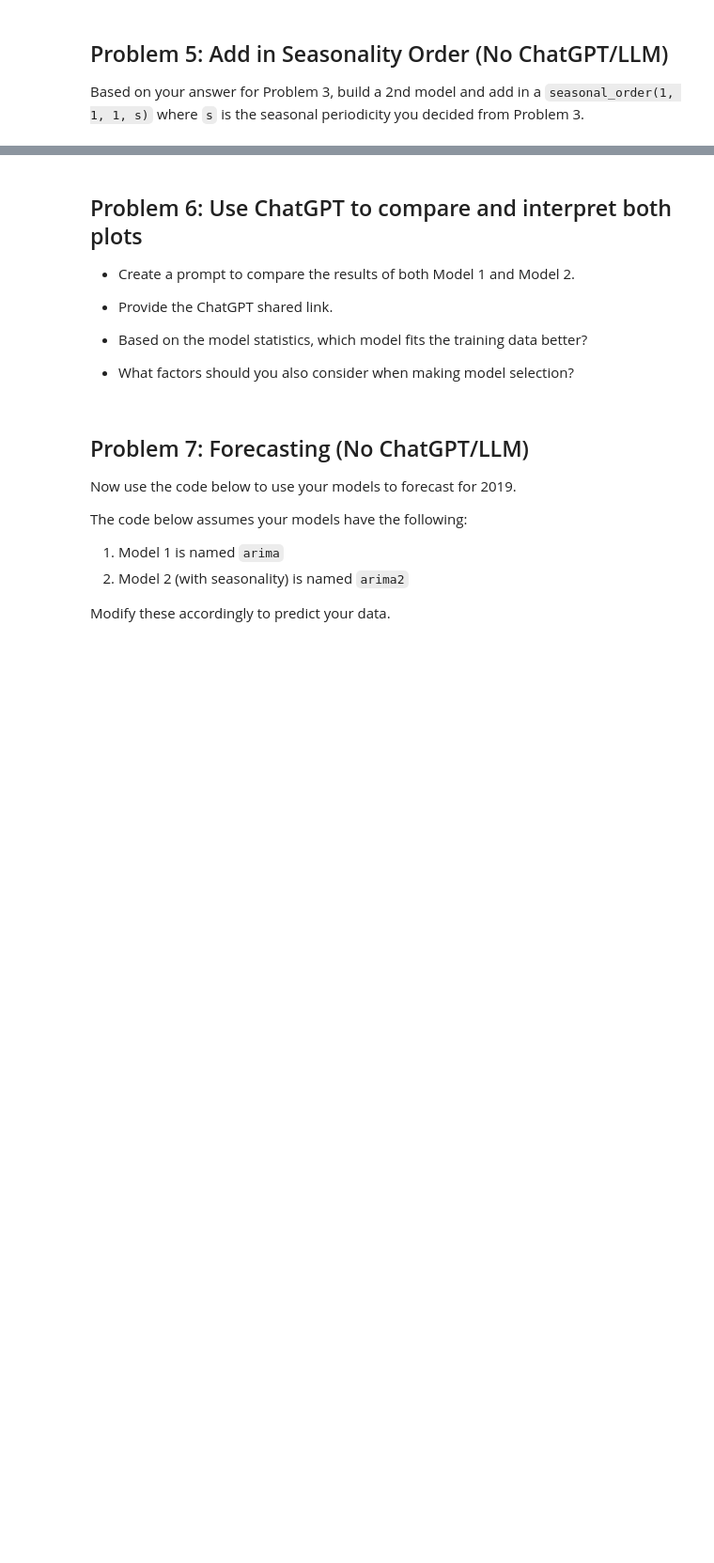
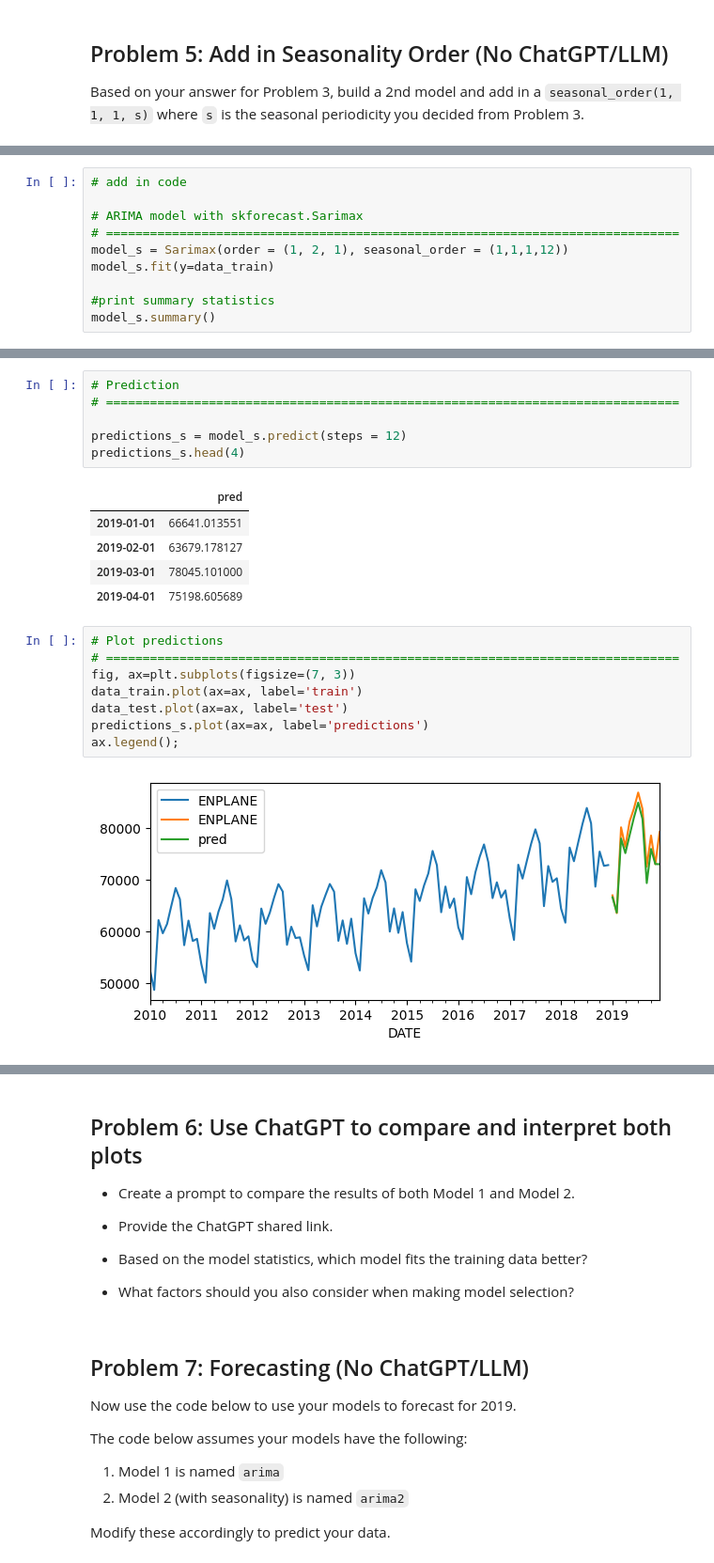
Before and after one commit to neal-logan/dsba6211-summer2024, a Jupyter notebook: notebooks/dsba6211_summer2024_lab7.ipynb, the cells around one changed output, grey strips where cells are left out. Shown at 94% size. Saved outputs shown, nothing was run; the diff lists cells and outputs as text; blank space fills up the shorter version.

```diff
--- a/notebooks/dsba6211_summer2024_lab7.ipynb
+++ b/notebooks/dsba6211_summer2024_lab7.ipynb
@@ -299,0 +323,10 @@ Based on your answer for Problem 3, build a 2nd model and add in a `seasonal_ord
+# %%
+# add in code
+
+# ARIMA model with skforecast.Sarimax
+# ==============================================================================
+model_s = Sarimax(order = (1, 2, 1), seasonal_order = (1,1,1,12))
+model_s.fit(y=data_train)
+
+#print summary statistics
+model_s.summary()
@@ -299,0 +355,22 @@ Based on your answer for Problem 3, build a 2nd model and add in a `seasonal_ord
+# %%
+# Prediction
+# ==============================================================================
+
+predictions_s = model_s.predict(steps = 12)
+predictions_s.head(4)
+# %% [output]
+|  | pred |
+| 2019-01-01 | 66641.013551 |
+| 2019-02-01 | 63679.178127 |
+| 2019-03-01 | 78045.101000 |
+| 2019-04-01 | 75198.605689 |
+# %%
+# Plot predictions
+# ==============================================================================
+fig, ax=plt.subplots(figsize=(7, 3))
+data_train.plot(ax=ax, label='train')
+data_test.plot(ax=ax, label='test')
+predictions_s.plot(ax=ax, label='predictions')
+ax.legend();
+# %% [output]
+[figure, added]
```
Also changed, not shown: parts of 10 cells of this notebook.
